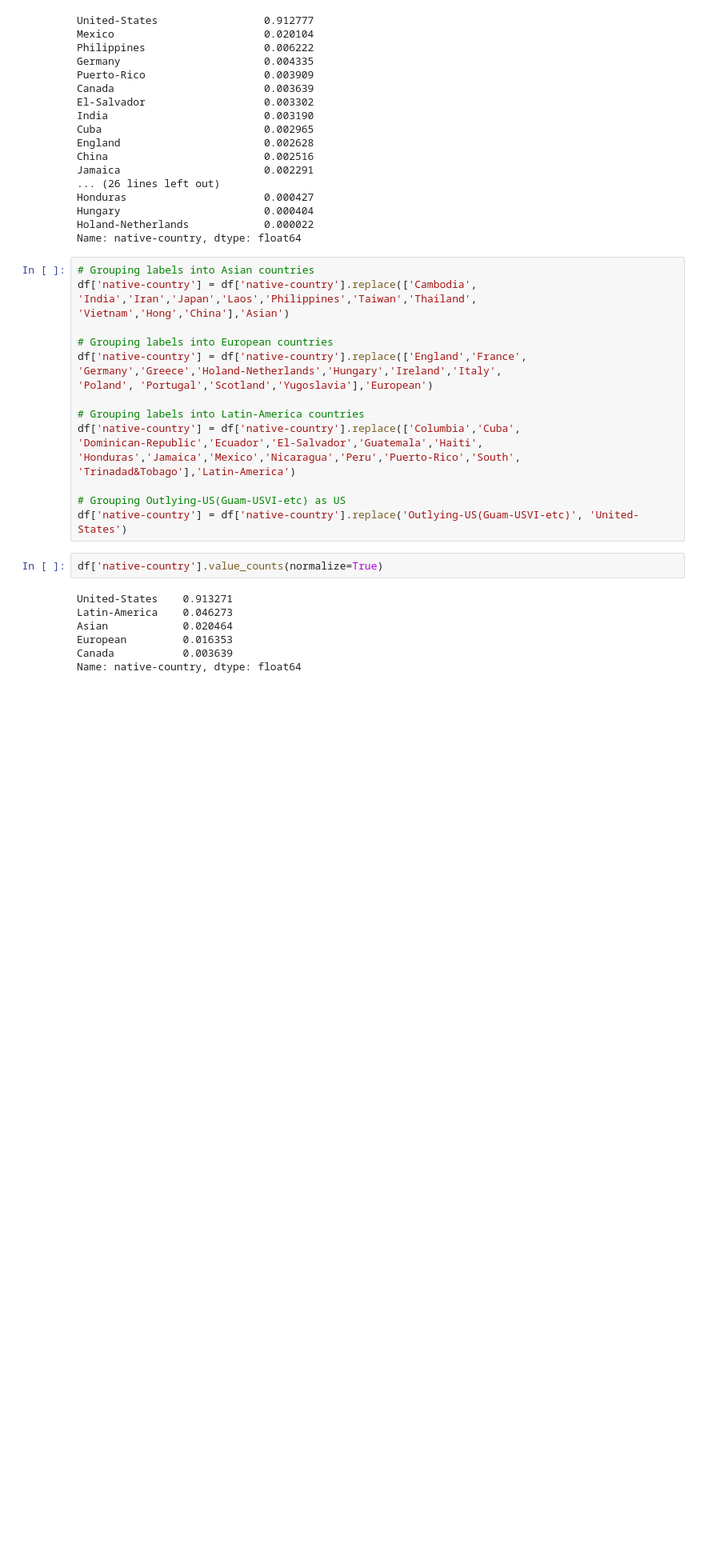
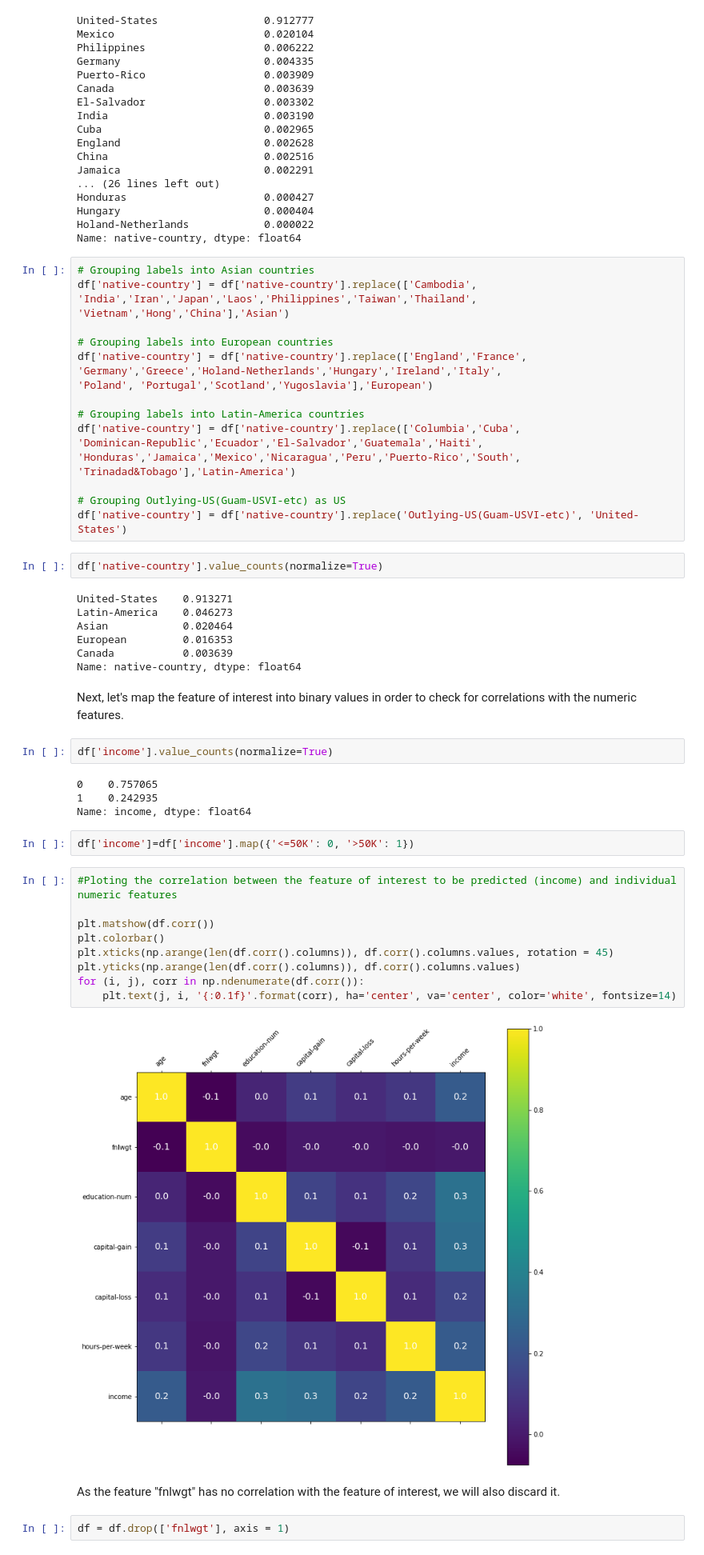
Before and after one commit to CatarinaGomes/PCS5024, a Jupyter notebook: project_01/uci-adult-repository.ipynb, the cells around one changed output. Shown at 80% size. Cells and saved outputs as stored; diff of their text form; blank space fills up the shorter version.

```diff
--- a/project_01/uci-adult-repository.ipynb
+++ b/project_01/uci-adult-repository.ipynb
@@ -378,3 +378,28 @@ Asian            0.020464
 European         0.016353
 Canada           0.003639
 Name: native-country, dtype: float64
+# %% [markdown]
+Next, let's map the feature of interest into binary values in order to check for correlations with the numeric features.
+# %%
+df['income'].value_counts(normalize=True)
+# %% [output]
+0    0.757065
+1    0.242935
+Name: income, dtype: float64
+# %%
+df['income']=df['income'].map({'<=50K': 0, '>50K': 1})
+# %%
+#Ploting the correlation between the feature of interest to be predicted (income) and individual numeric features
+
+plt.matshow(df.corr())
+plt.colorbar()
+plt.xticks(np.arange(len(df.corr().columns)), df.corr().columns.values, rotation = 45)
+plt.yticks(np.arange(len(df.corr().columns)), df.corr().columns.values)
+for (i, j), corr in np.ndenumerate(df.corr()):
+    plt.text(j, i, '{:0.1f}'.format(corr), ha='center', va='center', color='white', fontsize=14)
+# %% [output]
+[figure, added]
+# %% [markdown]
+As the feature "fnlwgt" has no correlation with the feature of interest, we will also discard it.
+# %%
+df = df.drop(['fnlwgt'], axis = 1)
```
Also changed, not shown: parts of 3 cells of this notebook.
